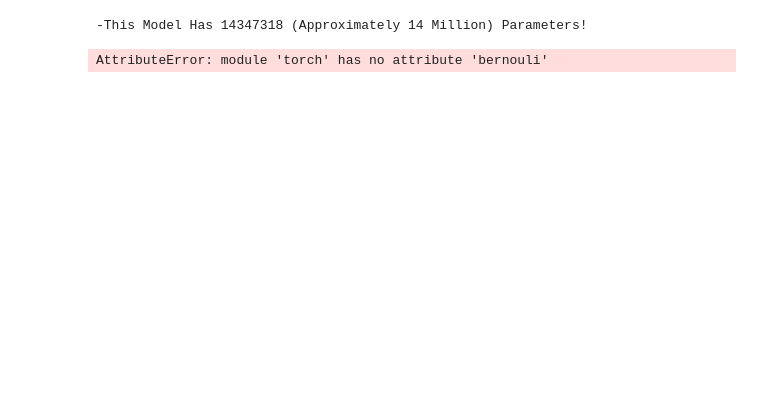
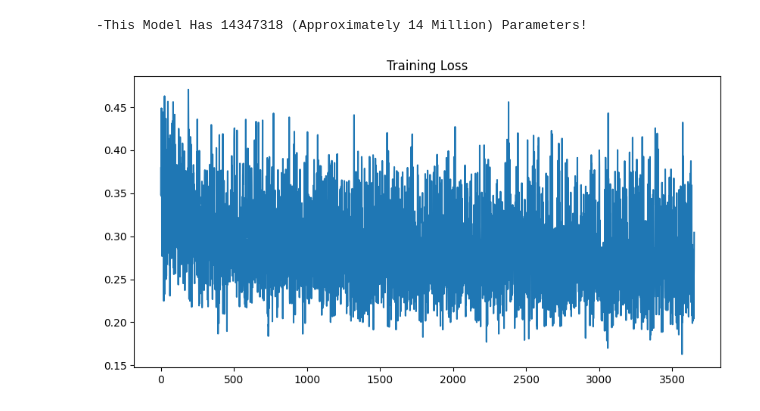
Before and after one commit to hy103/Machine_Learning, a Jupyter notebook: Deep_Learning/Text_generation_using_LSTM/18.Text_generation.ipynb, the cells around one changed output. Drawn from its saved outputs; the diff is of its cells as text; code cells hidden in the pictures; blank space fills up the shorter version.

```diff
--- a/Deep_Learning/Text_generation_using_LSTM/18.Text_generation.ipynb
+++ b/Deep_Learning/Text_generation_using_LSTM/18.Text_generation.ipynb
@@ -26,7 +26,7 @@ from agi_news import AGI_News
 
 
 learning_rate = 1e-4
-nepochs = 20
+nepochs = 1
 batch_size = 32
 max_len = 128
 data_set_root = "datasets"
@@ -136,7 +136,7 @@ class TokenDrop(nn.Module):
 
         replace_with = (self.pad_token*torch.ones_like(sample)).long()
 
-        sample_out = (1-mask) * sample +mak *replace_with
+        sample_out = (1-mask) * sample +mask *replace_with
 
         return sample_out
 # %%
@@ -211,7 +211,7 @@ class LSTM(nn.Module):
 
     def forward(self, input_seq, hidden_in, mem_in):
         input_emb = self.embedding(input_seq)
-        input_embs = self.mlp_emb(input_embs)
+        input_embs = self.mlp_emb(input_emb)
         output, (hidden_out, mem_out) = self.lstm(input_embs, (hidden_in, mem_in))
         return self.mlp_out(output), hidden_out, mem_out
 # %%
@@ -225,7 +225,7 @@ num_layers = 2
 lstm_generator = LSTM(num_emb= len(vocab), num_layers = num_layers,
 emb_size = emb_size, hidden_size = hidden_size).to(device)
 
-optimizer = optim.Adam(lstm_generator.parameters(), lr = learning_rate, weight_decay = True)
+optimizer = optim.Adam(lstm_generator.parameters(), lr = learning_rate, weight_decay = 1e-4)
 # %%
 loss_fn = nn.CrossEntropyLoss()
 
@@ -279,5 +279,9 @@ for epoch in trange(0,nepochs, leave = False, desc = "Epoch"):
         with torch.no_grad():
             dist = Categorical(logits=pred)
             entropy_logger.append(dist.entropy().mean().item())
-# %% [output]
-AttributeError: module 'torch' has no attribute 'bernouli'
+# %%
+_= plt.figure(figsize=(10,5))
+_= plt.plot(training_loss_logger[100:])
+_=plt.title("Training Loss")
+# %% [output]
+[figure, added]
```
Also changed, not shown: parts of 8 cells of this notebook.
